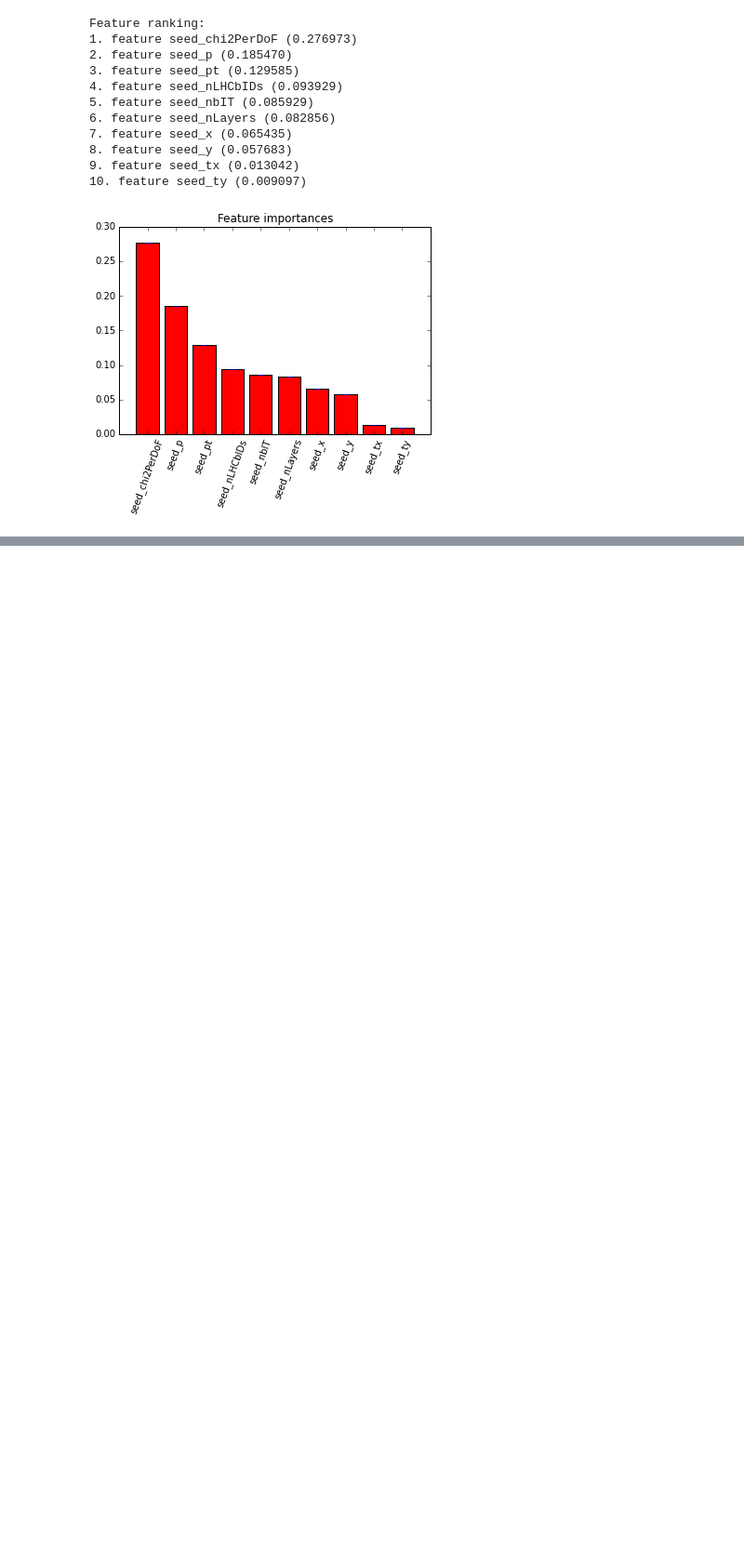
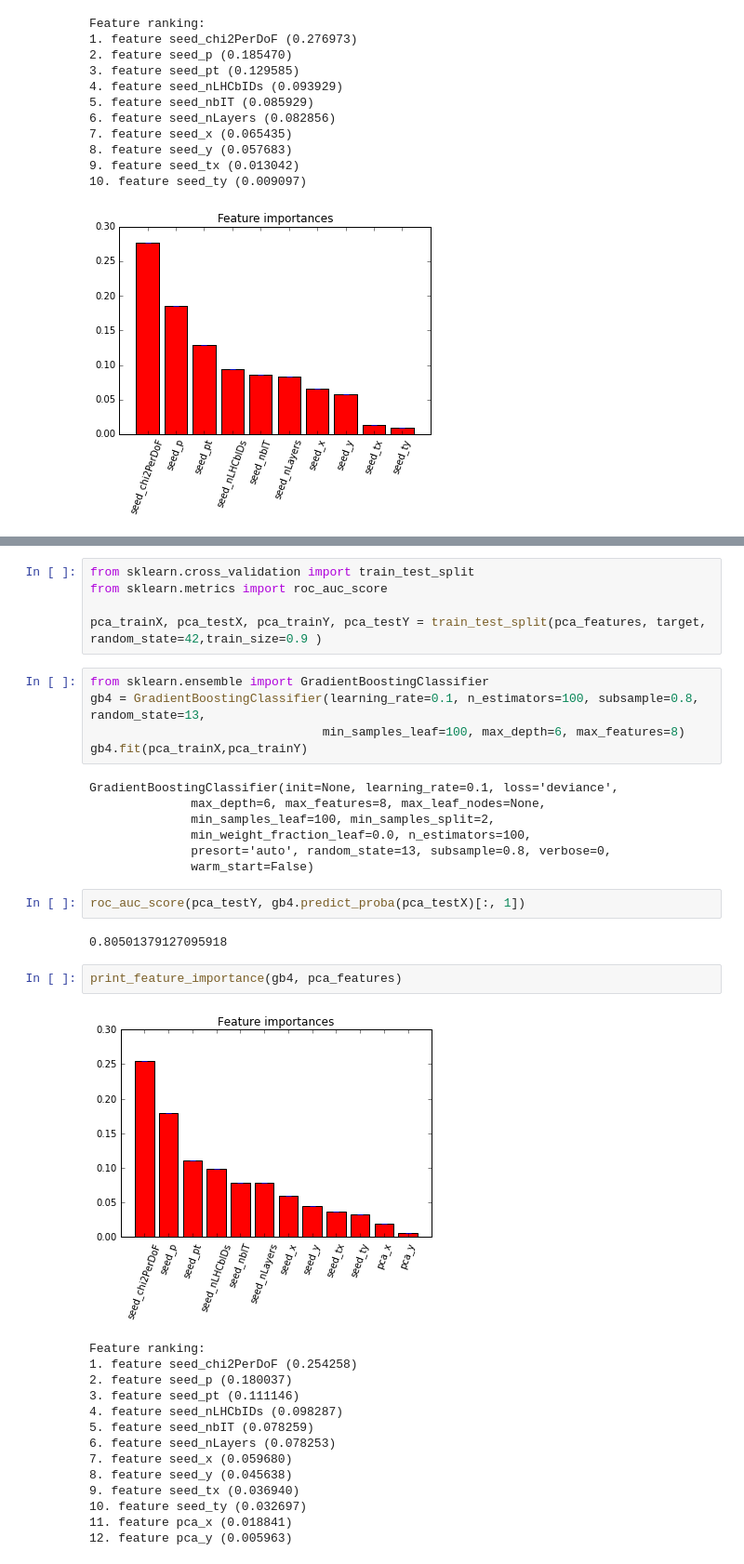
Before and after one commit to adendek/DownstreamTracking, a Jupyter notebook: SeedClasifier/Baseline.ipynb, the cells around one changed output, grey strips where cells are left out. Shown at 93% size. Saved outputs shown, nothing was run; the diff lists cells and outputs as text; blank space fills up the shorter version.

```diff
--- a/SeedClasifier/Baseline.ipynb
+++ b/SeedClasifier/Baseline.ipynb
@@ -491,0 +508,38 @@ plt.title('PCA of seed dataset')
+# %%
+from sklearn.cross_validation import train_test_split
+from sklearn.metrics import roc_auc_score
+
+pca_trainX, pca_testX, pca_trainY, pca_testY = train_test_split(pca_features, target, random_state=42,train_size=0.9 )
+# %%
+from sklearn.ensemble import GradientBoostingClassifier
+gb4 = GradientBoostingClassifier(learning_rate=0.1, n_estimators=100, subsample=0.8, random_state=13,
+                                min_samples_leaf=100, max_depth=6, max_features=8)
+gb4.fit(pca_trainX,pca_trainY)
+# %% [output]
+GradientBoostingClassifier(init=None, learning_rate=0.1, loss='deviance',
+              max_depth=6, max_features=8, max_leaf_nodes=None,
+              min_samples_leaf=100, min_samples_split=2,
+              min_weight_fraction_leaf=0.0, n_estimators=100,
+              presort='auto', random_state=13, subsample=0.8, verbose=0,
+              warm_start=False)
+# %%
+roc_auc_score(pca_testY, gb4.predict_proba(pca_testX)[:, 1])
+# %% [output]
+0.80501379127095918
+# %%
+print_feature_importance(gb4, pca_features)
+# %% [output]
+[figure, added]
+Feature ranking:
+1. feature seed_chi2PerDoF (0.254258)
+2. feature seed_p (0.180037)
+3. feature seed_pt (0.111146)
+4. feature seed_nLHCbIDs (0.098287)
+5. feature seed_nbIT (0.078259)
+6. feature seed_nLayers (0.078253)
+7. feature seed_x (0.059680)
+8. feature seed_y (0.045638)
+9. feature seed_tx (0.036940)
+10. feature seed_ty (0.032697)
+11. feature pca_x (0.018841)
+12. feature pca_y (0.005963)
```
Also changed, not shown: parts of 18 cells of this notebook, 1 other file.
